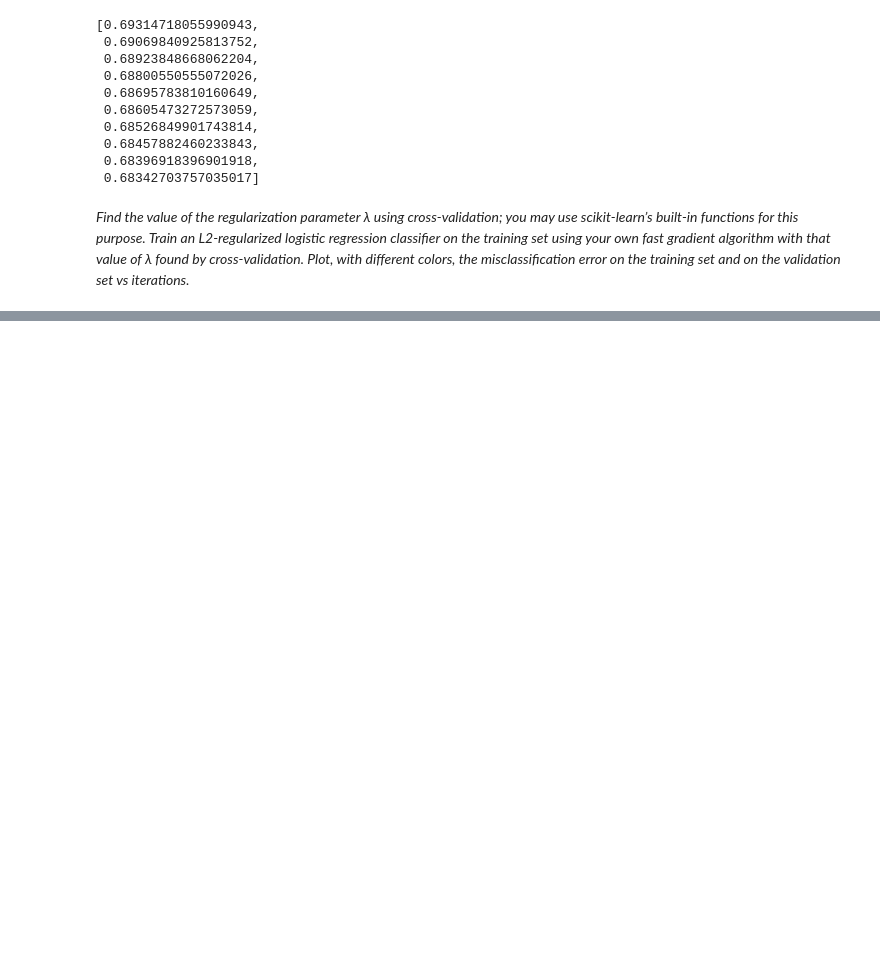
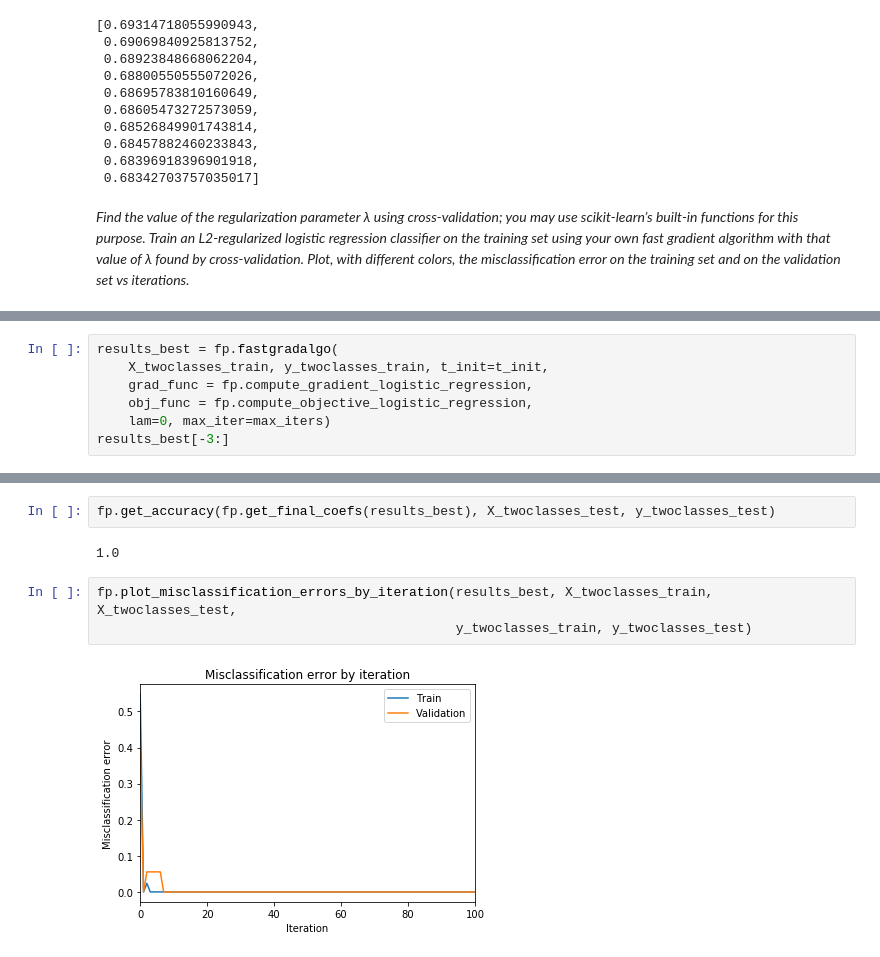
Before and after one commit to aenfield/Data558, a Jupyter notebook: Kaggle/HWExerciseExploratory.ipynb, the cells around one changed output, grey strips where cells are left out. Cells and saved outputs as stored; diff of their text form; blank space fills up the shorter version.

```diff
--- a/Kaggle/HWExerciseExploratory.ipynb
+++ b/Kaggle/HWExerciseExploratory.ipynb
@@ -316,0 +317,7 @@ _Find the value of the regularization parameter λ using cross-validation; you m
+# %%
+results_best = fp.fastgradalgo(
+    X_twoclasses_train, y_twoclasses_train, t_init=t_init,
+    grad_func = fp.compute_gradient_logistic_regression,
+    obj_func = fp.compute_objective_logistic_regression,
+    lam=0, max_iter=max_iters)
+results_best[-3:]
@@ -316,0 +330,9 @@ _Find the value of the regularization parameter λ using cross-validation; you m
+# %%
+fp.get_accuracy(fp.get_final_coefs(results_best), X_twoclasses_test, y_twoclasses_test)
+# %% [output]
+1.0
+# %%
+fp.plot_misclassification_errors_by_iteration(results_best, X_twoclasses_train, X_twoclasses_test,
+                                              y_twoclasses_train, y_twoclasses_test)
+# %% [output]
+[figure, added]
```
Also changed, not shown: parts of 31 cells of this notebook, 2 other files.
